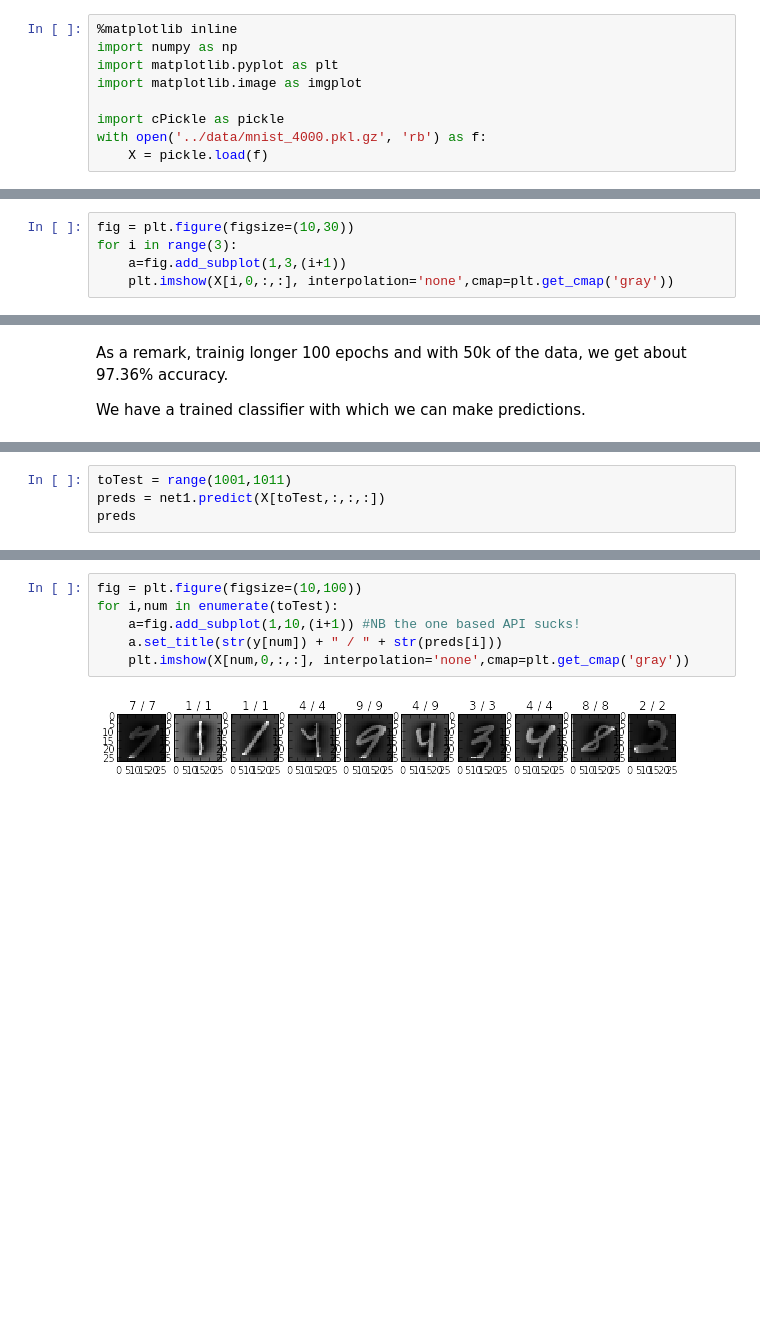
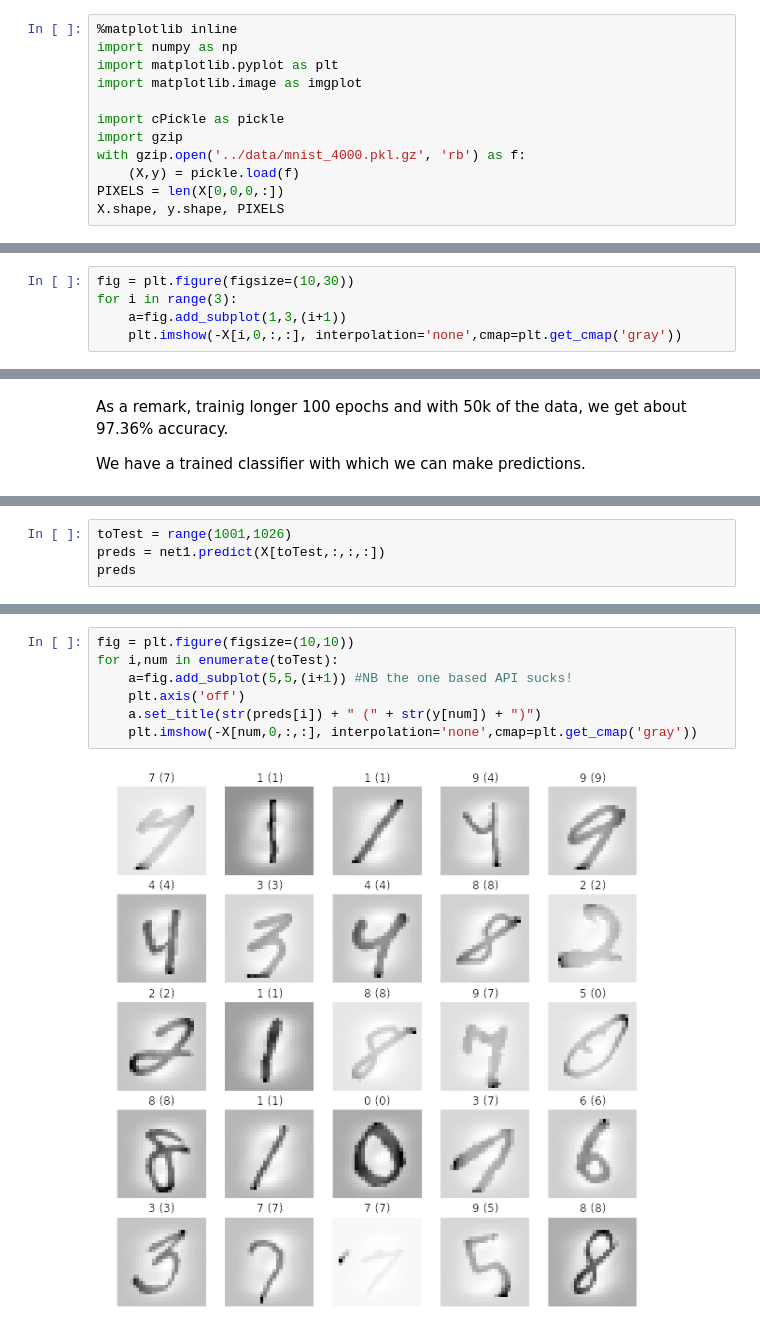
Before and after one commit to oduerr/dl_tutorial, a Jupyter notebook: lasagne/MinimalLasagneMLP.ipynb, the cells around one changed output, grey strips where cells are left out. Saved outputs shown, nothing was run; the diff lists cells and outputs as text; blank space fills up the shorter version.

```diff
--- a/lasagne/MinimalLasagneMLP.ipynb
+++ b/lasagne/MinimalLasagneMLP.ipynb
@@ -11,6 +11,9 @@ import matplotlib.pyplot as plt
 import matplotlib.image as imgplot
 
 import cPickle as pickle
-with open('../data/mnist_4000.pkl.gz', 'rb') as f:
-    X = pickle.load(f)
+import gzip
+with gzip.open('../data/mnist_4000.pkl.gz', 'rb') as f:
+    (X,y) = pickle.load(f)
+PIXELS = len(X[0,0,0,:])
+X.shape, y.shape, PIXELS
 # %% [output]
@@ -47,5 +46,5 @@ array([5, 0, 4, 1, 9, 2, 1, 3, 1, 4], dtype=int32)
 fig = plt.figure(figsize=(10,30))
 for i in range(3):
     a=fig.add_subplot(1,3,(i+1))
-    plt.imshow(X[i,0,:,:], interpolation='none',cmap=plt.get_cmap('gray'))
+    plt.imshow(-X[i,0,:,:], interpolation='none',cmap=plt.get_cmap('gray'))
 # %% [output]
@@ -117,5 +123,5 @@ We now make predictions on unseen data. We have trained only on the images 0-100
 # %%
-toTest = range(1001,1011)
+toTest = range(1001,1026)
 preds = net1.predict(X[toTest,:,:,:])
 preds
 # %% [output]
@@ -125,8 +132,9 @@ Let's look at the correponding images.
 # %%
-fig = plt.figure(figsize=(10,100))
+fig = plt.figure(figsize=(10,10))
 for i,num in enumerate(toTest):
-    a=fig.add_subplot(1,10,(i+1)) #NB the one based API sucks!
-    a.set_title(str(y[num]) + " / " + str(preds[i]))
-    plt.imshow(X[num,0,:,:], interpolation='none',cmap=plt.get_cmap('gray'))
+    a=fig.add_subplot(5,5,(i+1)) #NB the one based API sucks!
+    plt.axis('off')
+    a.set_title(str(preds[i]) + " (" + str(y[num]) + ")")
+    plt.imshow(-X[num,0,:,:], interpolation='none',cmap=plt.get_cmap('gray'))
 # %% [output]
-[figure, old version]
+[figure, new version]
```
Also changed, not shown: parts of 16 cells of this notebook, 1 other file.
